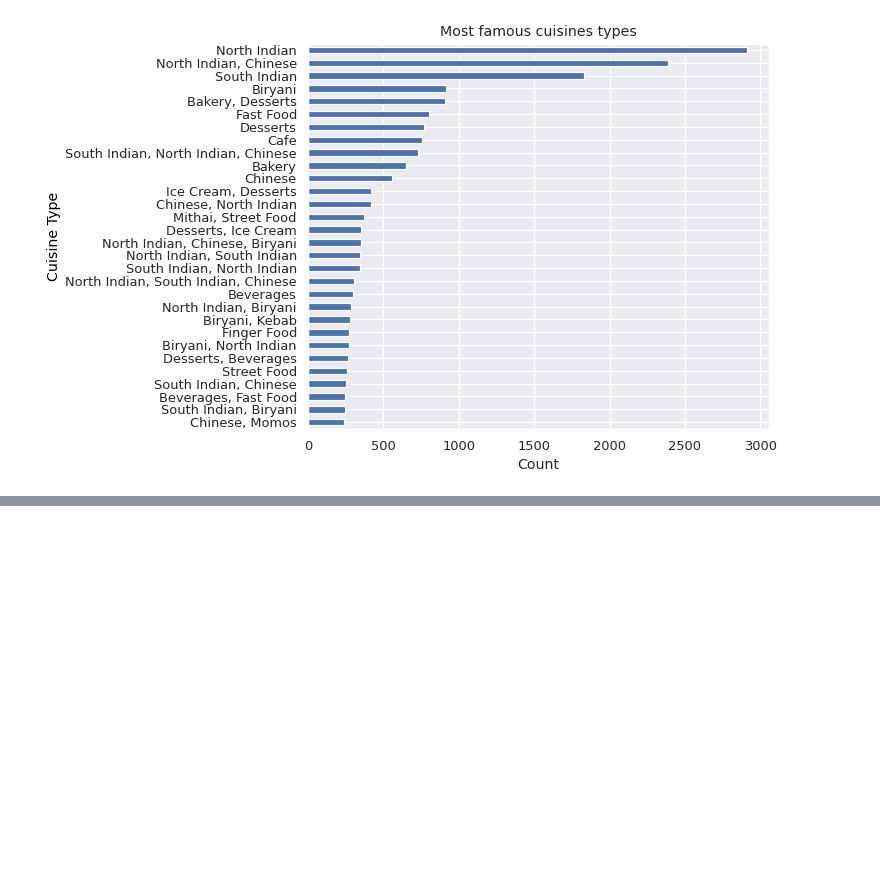
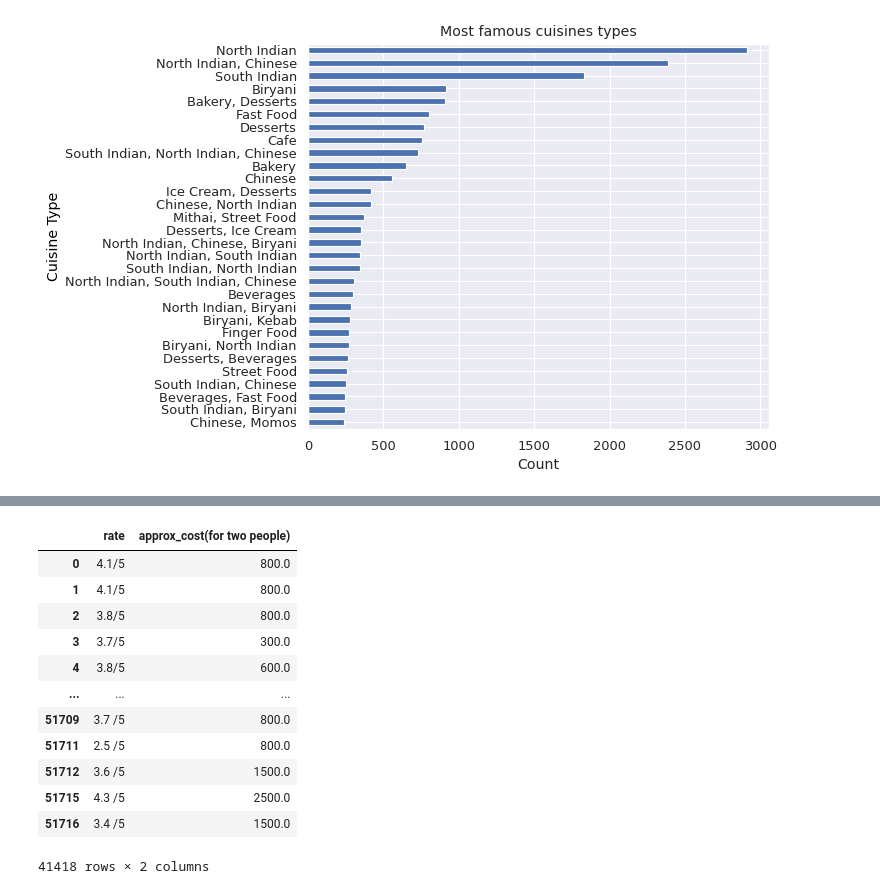
Before and after one commit to harshlohani/zomato-analysis, a Jupyter notebook: zomato_bengaluru.ipynb, the cells around one changed output, grey strips where cells are left out. Cells and saved outputs as stored; diff of their text form; code cells hidden in the pictures; blank space fills up the shorter version.

```diff
--- a/zomato_bengaluru.ipynb
+++ b/zomato_bengaluru.ipynb
@@ -329,0 +354,28 @@ Text(0.5, 0, 'Count')
+# %%
+# Removing new restaurants which have no ratings and are marked as 'NEW'
+
+cost_df.drop(cost_df[cost_df['rate']=='NEW'].index,inplace=True)
+
+# Removing new restaurants which have no ratings and marked as '-'
+
+cost_df.drop(cost_df[cost_df['rate']=='-'].index,inplace=True)
+
+# Removing new restaurants which have no ratings as Nan
+
+cost_df.dropna(axis=0,inplace=True)
+# %%
+cost_df
+# %% [output]
+|  | rate | approx_cost(for two people) |
+| 0 | 4.1/5 | 800.0 |
+| 1 | 4.1/5 | 800.0 |
+| 2 | 3.8/5 | 800.0 |
+| 3 | 3.7/5 | 300.0 |
+| 4 | 3.8/5 | 600.0 |
+| ... | ... | ... |
+| 51709 | 3.7 /5 | 800.0 |
+| 51711 | 2.5 /5 | 800.0 |
+| 51712 | 3.6 /5 | 1500.0 |
+| 51715 | 4.3 /5 | 2500.0 |
+| 51716 | 3.4 /5 | 1500.0 |
+41418 rows × 2 columns
```
Also changed, not shown: parts of 28 cells of this notebook.
